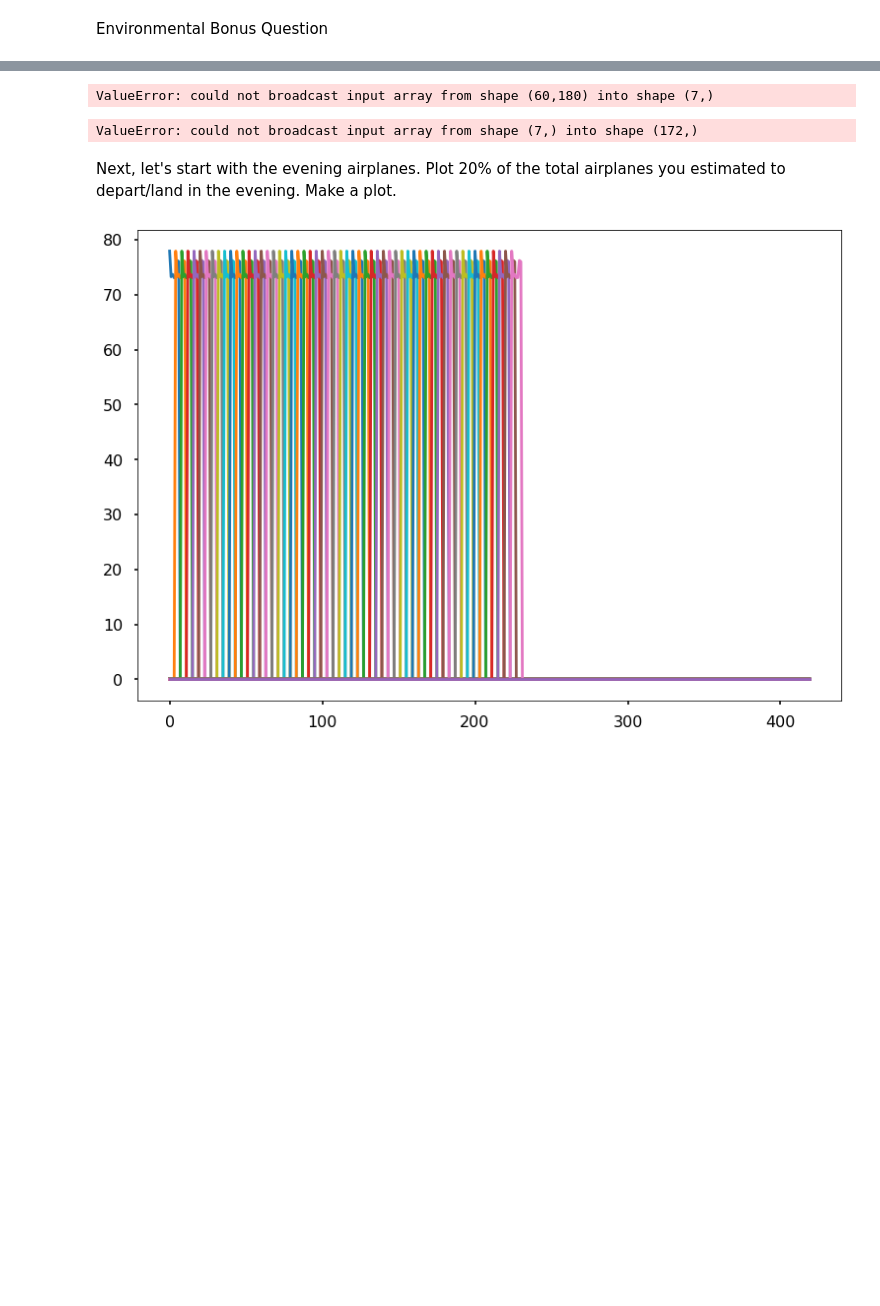
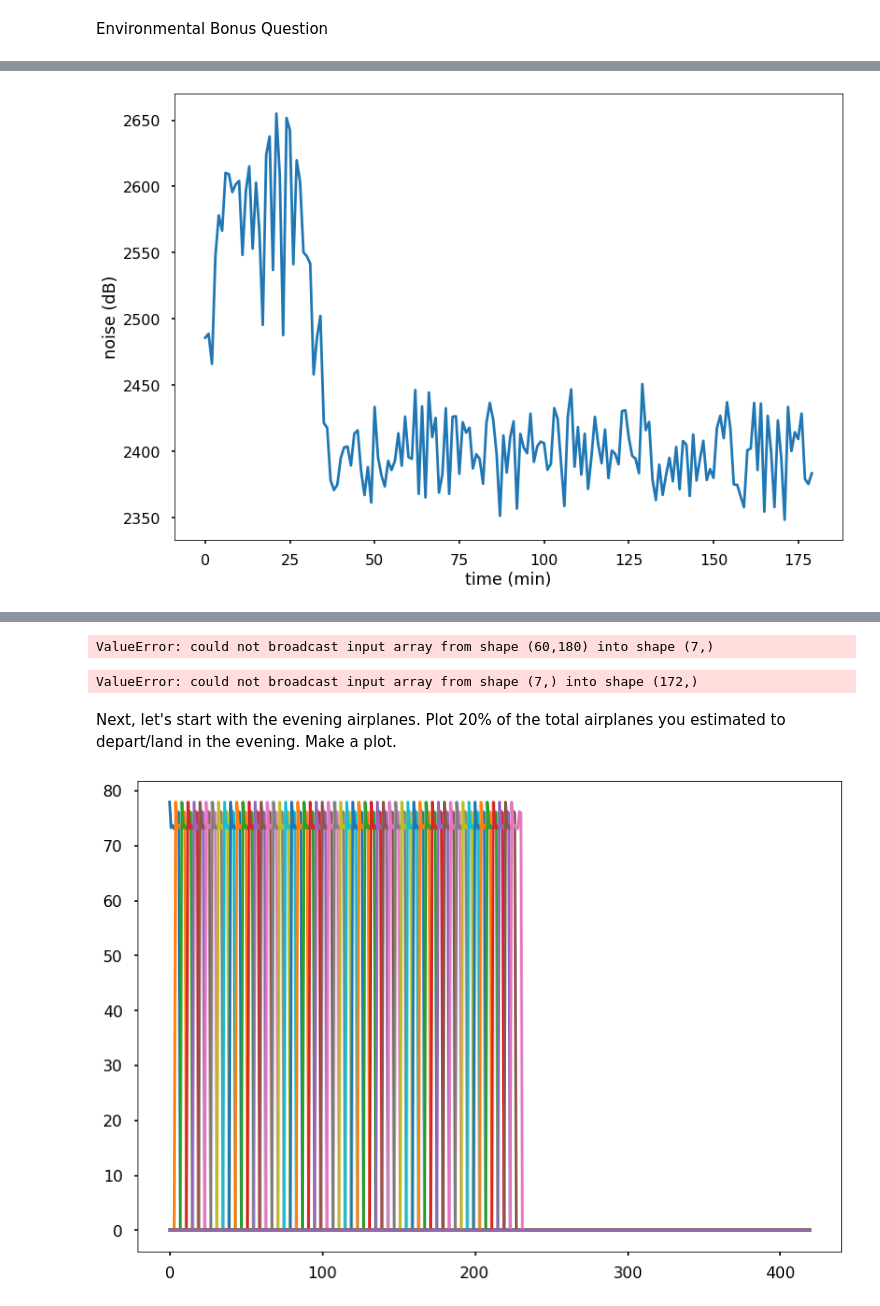
Before and after one commit to mohammedfmehboob/PythonTutorials, a Jupyter notebook: tutorial010Exercise-Copy2.ipynb, the cells around one changed output, grey strips where cells are left out. Cells and saved outputs as stored; diff of their text form; code cells hidden in the pictures; blank space fills up the shorter version.

```diff
--- a/tutorial010Exercise-Copy2.ipynb
+++ b/tutorial010Exercise-Copy2.ipynb
@@ -742,0 +773,7 @@ ValueError: operands could not be broadcast together with shapes (60,180) (40,)
+# %%
+plt.plot(np.sum(planes, 0)); # and plot (use the terminal semicolon so you get ONLY the plot)
+plt.xlabel('time (min)');
+plt.ylabel('noise (dB)');
+# plt.xlim([0, 25])
+# %% [output]
+[figure, added]
```
Also changed, not shown: parts of 15 cells of this notebook.
